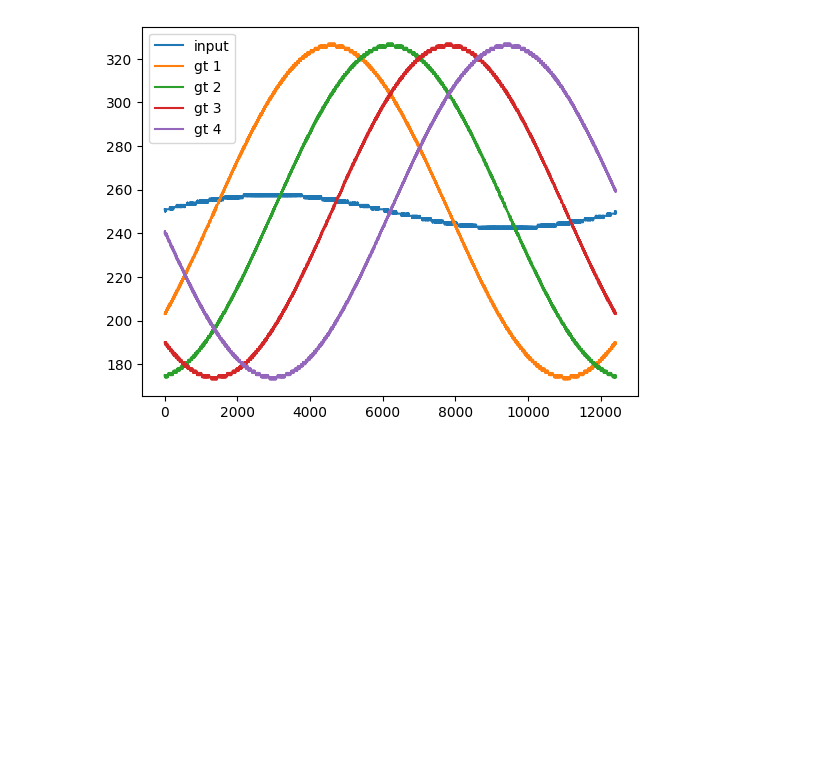
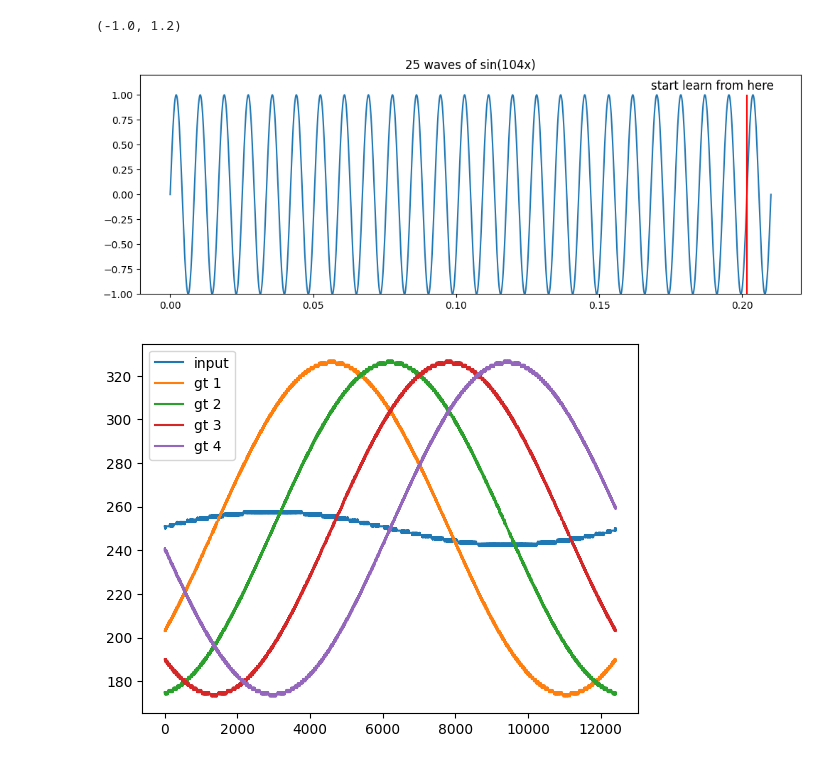
Before and after one commit to yakir4123/SNN-SCTN, a Jupyter notebook: notebooks/supervised_stdp_resonator.ipynb, the cells around one changed output. Cells and saved outputs as stored; diff of their text form; code cells hidden in the pictures; blank space fills up the shorter version.

```diff
--- a/notebooks/supervised_stdp_resonator.ipynb
+++ b/notebooks/supervised_stdp_resonator.ipynb
@@ -65,12 +65,22 @@ def smooth(arr, size):
     return res
 
 clk_freq = 1536000
-freq0 = 119
-duration = 22 / freq0
+freq0 = 104
+duration = 25 / freq0
 
 x = np.linspace(0, duration, int(duration * clk_freq))
 t = x * 2 * np.pi * freq0
 sine_wave = np.sin(t)
+# %%
+plt.figure(figsize=(12, 4))
+plt.plot(x, sine_wave)
+plt.title('25 waves of sin(104x)')
+plt.vlines(24/freq0, -1, 1, colors='r')
+plt.text(20/freq0, 1.05, 'start learn from here', fontsize=12)
+plt.ylim(-1, 1.2)
+# %% [output]
+(-1.0, 1.2)
+[figure, added]
 # %%
 %matplotlib inline
 
```
Also changed, not shown: 1 other file.
